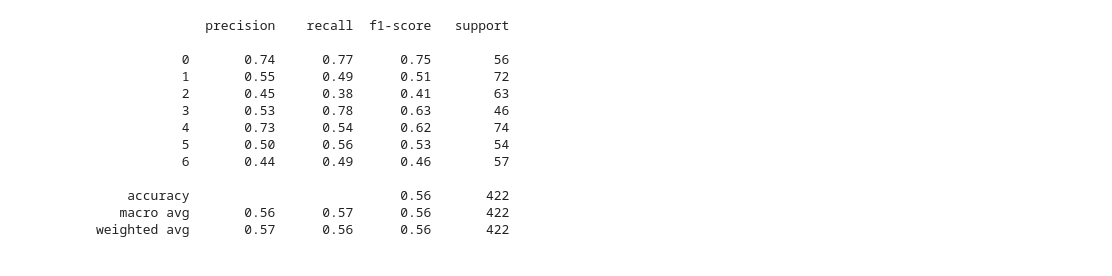
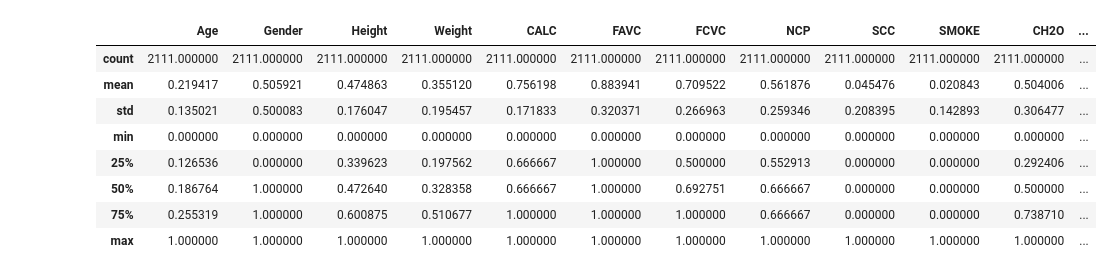
Before and after one commit to wojbog/obesity_levels_classification, a Jupyter notebook: classification.ipynb, the cells around one changed output. Saved outputs shown, nothing was run; the diff lists cells and outputs as text; code cells hidden in the pictures.

```diff
--- a/classification.ipynb
+++ b/classification.ipynb
@@ -45,22 +64,44 @@ X_train.head()
-# %%
-classifier = SVC()
-pd.options.mode.copy_on_write = True
-
-classifier.fit(X_train, y_train)
-predicts = classifier.predict(X_val)
-
-print(classification_report(y_val, predicts))
-# %% [output]
-              precision    recall  f1-score   support
-
-           0       0.74      0.77      0.75        56
-           1       0.55      0.49      0.51        72
-           2       0.45      0.38      0.41        63
-           3       0.53      0.78      0.63        46
-           4       0.73      0.54      0.62        74
-           5       0.50      0.56      0.53        54
-           6       0.44      0.49      0.46        57
-
-    accuracy                           0.56       422
-   macro avg       0.56      0.57      0.56       422
-weighted avg       0.57      0.56      0.56       422
+# %%
+# import kaggele dataset
+data = pd.read_csv('ObesityDataSet_raw_and_data_sinthetic.csv')
+
+# create data frame
+df = pd.DataFrame(data)
+
+#create instance of label encoder
+lab = LabelEncoder()
+
+#perform label encoding on 'team' column
+df['Gender'] = lab.fit_transform(df['Gender'])
+df['CALC'] = lab.fit_transform(df['CALC'])
+df['CAEC'] = lab.fit_transform(df['CAEC'])
+df['SCC'] = lab.fit_transform(df['SCC'])
+df['FAVC'] = lab.fit_transform(df['FAVC'])
+df['SMOKE'] = lab.fit_transform(df['SMOKE'])
+df['family_history_with_overweight'] = lab.fit_transform(df['family_history_with_overweight'])
+df['MTRANS'] = lab.fit_transform(df['MTRANS'])
+df['NObeyesdad'] = lab.fit_transform(df['NObeyesdad'])
+
+
+target = df['NObeyesdad']
+features = df.drop('NObeyesdad', axis=1)
+# %%
+#we import normalizer
+from sklearn.preprocessing import MinMaxScaler
+#initialize it
+scaler = MinMaxScaler()
+#calculate all the necessary data to perform the normalization
+scaler.fit(features)
+#apply the standarizer to the data
+df_normalized = pd.DataFrame(scaler.transform(features),columns = features.columns)
+df_normalized.describe()
+# %% [output]
+|  | Age | Gender | Height | Weight | CALC | FAVC | FCVC | NCP | SCC | SMOKE | CH2O | ... |
+| count | 2111.000000 | 2111.000000 | 2111.000000 | 2111.000000 | 2111.000000 | 2111.000000 | 2111.000000 | 2111.000000 | 2111.000000 | 2111.000000 | 2111.000000 | ... |
+| mean | 0.219417 | 0.505921 | 0.474863 | 0.355120 | 0.756198 | 0.883941 | 0.709522 | 0.561876 | 0.045476 | 0.020843 | 0.504006 | ... |
+| std | 0.135021 | 0.500083 | 0.176047 | 0.195457 | 0.171833 | 0.320371 | 0.266963 | 0.259346 | 0.208395 | 0.142893 | 0.306477 | ... |
+| min | 0.000000 | 0.000000 | 0.000000 | 0.000000 | 0.000000 | 0.000000 | 0.000000 | 0.000000 | 0.000000 | 0.000000 | 0.000000 | ... |
+| 25% | 0.126536 | 0.000000 | 0.339623 | 0.197562 | 0.666667 | 1.000000 | 0.500000 | 0.552913 | 0.000000 | 0.000000 | 0.292406 | ... |
+| 50% | 0.186764 | 1.000000 | 0.472640 | 0.328358 | 0.666667 | 1.000000 | 0.692751 | 0.666667 | 0.000000 | 0.000000 | 0.500000 | ... |
+| 75% | 0.255319 | 1.000000 | 0.600875 | 0.510677 | 1.000000 | 1.000000 | 1.000000 | 0.666667 | 0.000000 | 0.000000 | 0.738710 | ... |
+| max | 1.000000 | 1.000000 | 1.000000 | 1.000000 | 1.000000 | 1.000000 | 1.000000 | 1.000000 | 1.000000 | 1.000000 | 1.000000 | ... |
```
Also changed, not shown: parts of 7 cells of this notebook.
